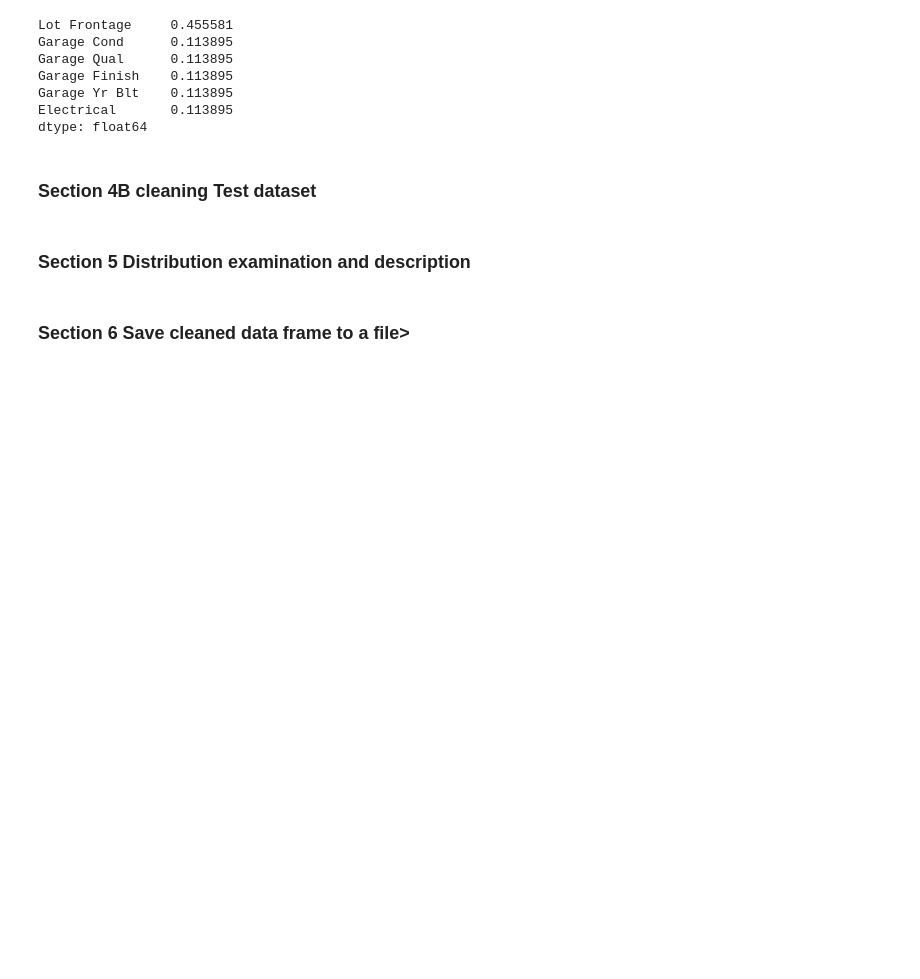
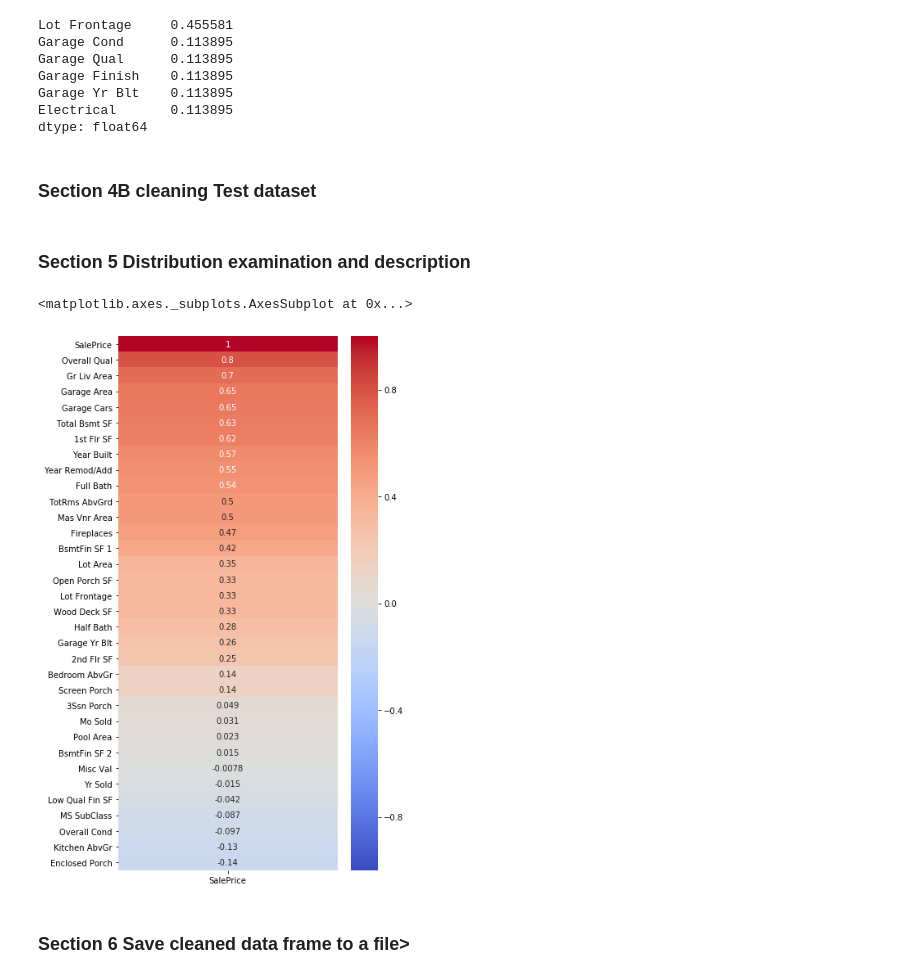
Before and after one commit to meghazavar/predict-_home_prices_regression, a Jupyter notebook: code/01_EDA_and_Cleaning.ipynb, the cells around one changed output. Cells and saved outputs as stored; diff of their text form; code cells hidden in the pictures; blank space fills up the shorter version.

```diff
--- a/code/01_EDA_and_Cleaning.ipynb
+++ b/code/01_EDA_and_Cleaning.ipynb
@@ -280,6 +280,15 @@ test_df.loc[test_df['Mas Vnr Type'].isnull(),'Mas Vnr Type'] = 'None'
 test_df.loc[test_df['Bsmt Exposure'].isnull(),'Bsmt Exposure'] ='None'
 # %% [markdown]
 ### Section 5 Distribution examination and description<a id='dist_exam_and_describe'></a>
+# %%
+apps_core = train_df.corr()[['SalePrice']].sort_values(by='SalePrice',ascending=False)
+
+plt.figure(figsize=(6,12))  # 6 by 12 inch to make plot bigger
+
+sns.heatmap(apps_core, vmin=-1,vmax=1,cmap='coolwarm',annot=True)
+# %% [output]
+<matplotlib.axes._subplots.AxesSubplot at 0x...>
+[figure, added]
 # %% [markdown]
 ### Section 6 Save cleaned data frame  to a file> <a id= 'save_cleaned_dataframe'></a>
 # %%
```
Also changed, not shown: 1 other file.
